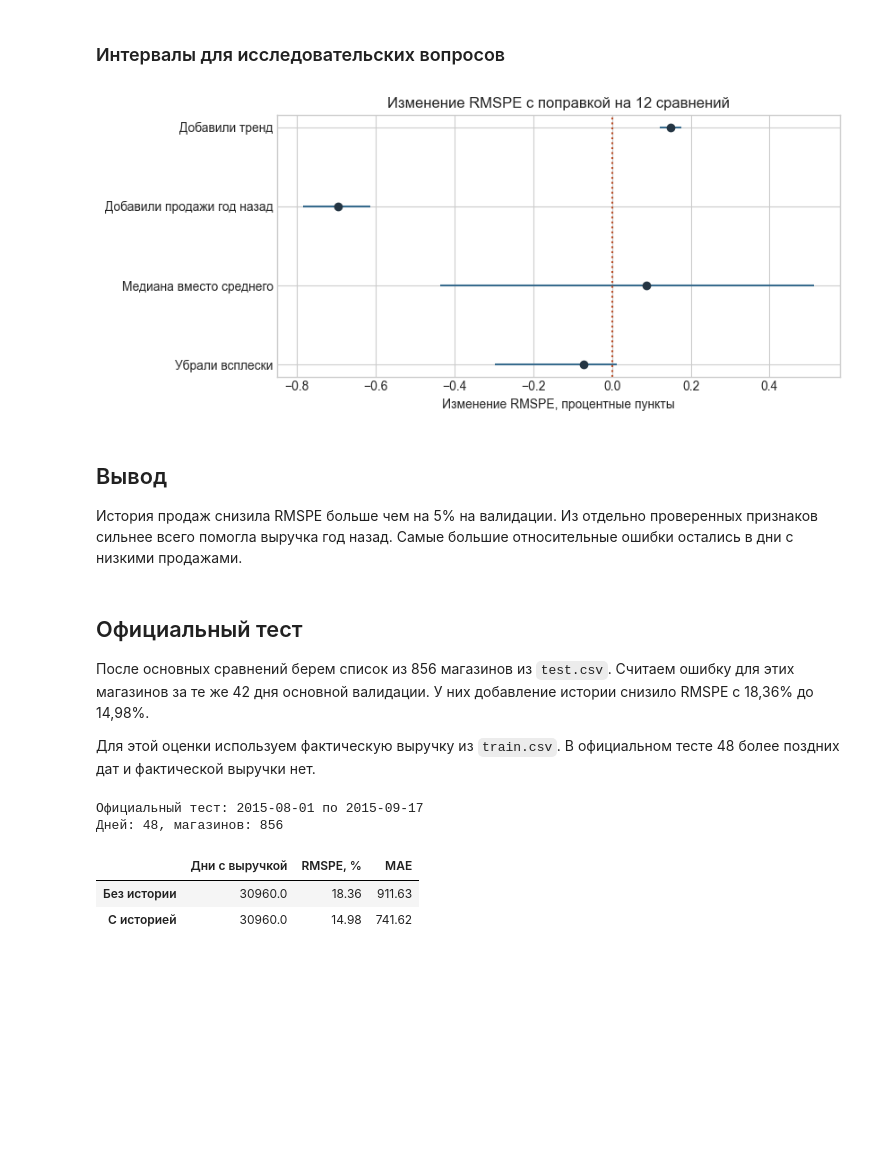
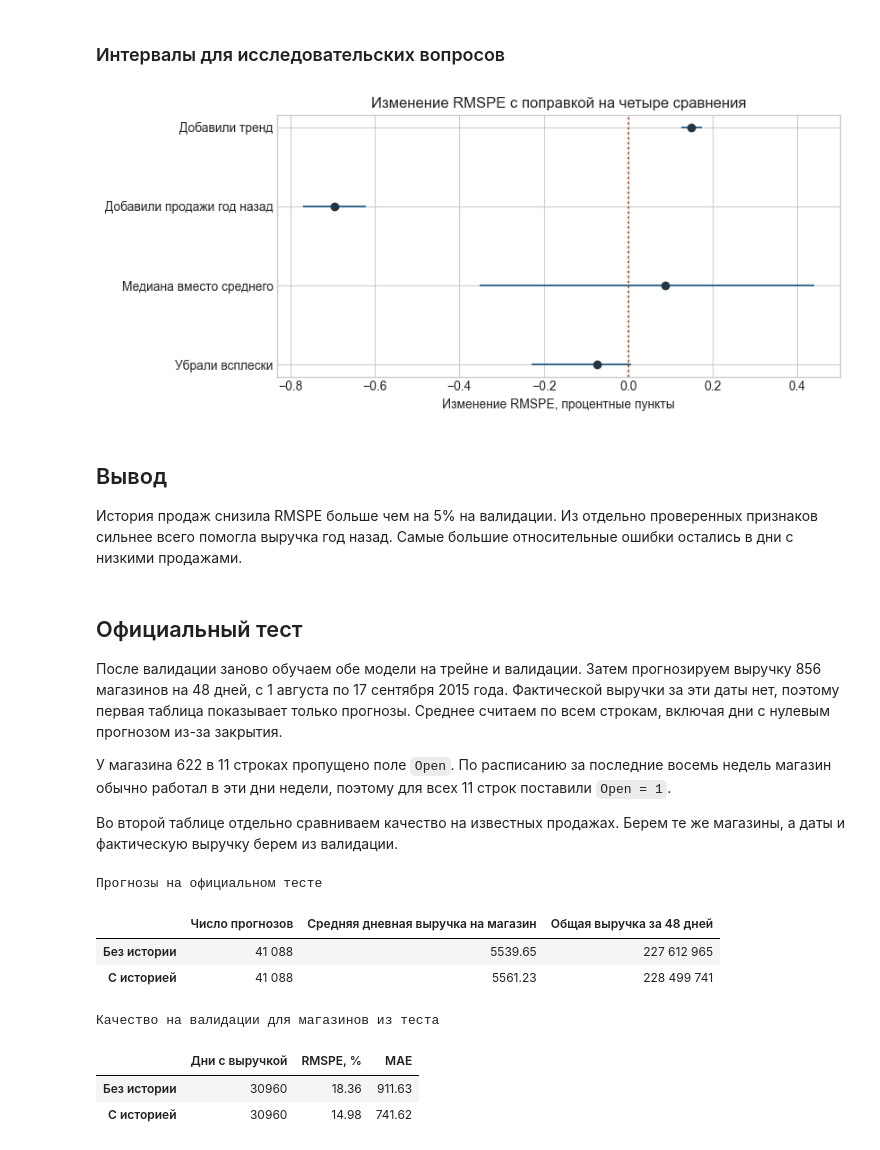
Before and after one commit to PikaChuChuMF/RnD-ML-Course-2026-2, a Jupyter notebook: notebooks/analysis.ipynb, the cells around one changed output. Saved outputs shown, nothing was run; the diff lists cells and outputs as text; code cells hidden in the pictures; blank space fills up the shorter version.

Commit message:
Report official test forecasts and simplify comparisons

```diff
--- a/notebooks/analysis.ipynb
+++ b/notebooks/analysis.ipynb
@@ -142,21 +137,0 @@ plt.show()
-# %%
-l2 = report["regularization"]
-uncertainty = report["comparison_uncertainty"]["comparisons"]
-
-def interval_text(item, digits=3):
-    low, high = item["interval"]
-    return f"{100 * low:+.{digits}f} до {100 * high:+.{digits}f}"
-
-comparison = pd.DataFrame({
-    "Без регуляризации, %": {names[key]: 100 * report["experiments"][key]["rmspe"] for key in names},
-    "С регуляризацией, %": {names[key]: 100 * l2[key]["rmspe"] for key in names},
-    "Изменение, п.п.": {names[key]: 100 * uncertainty[f"l2_{key}"]["delta_rmspe"] for key in names},
-    "Интервал, п.п.": {names[key]: interval_text(uncertainty[f"l2_{key}"], digits=4) for key in names},
-})
-print(f'Выбранный alpha: {l2["alpha"]:g}. RMSPE на валидации: {l2["selection_rmspe"]:.3%}.')
-display(comparison.round(4))
-
-for key, label in names.items():
-    significant = uncertainty[f"l2_{key}"]["excludes_zero"]
-    description = "исключает ноль" if significant else "содержит ноль"
-    print(f"{label}: доверительный интервал {description}.")
@@ -280,6 +246,12 @@ plt.show()
 # %% [markdown]
 ## Ответы на исследовательские вопросы
 # %%
+uncertainty = report["comparison_uncertainty"]["comparisons"]
+
+def interval_text(item):
+    low, high = item["interval"]
+    return f"{100 * low:+.3f} до {100 * high:+.3f}"
+
 labels = {
     "trend": "Без тренда / с трендом",
     "last_year": "Без прошлого года / с прошлым годом",
@@ -365,35 +337,35 @@ labels = {
     "last_year": "Добавили продажи год назад",
     "spikes": "Медиана вместо среднего",
     "remove_spikes": "Убрали всплески",
 }
 
 comparisons = []
 for name, label in labels.items():
     item = uncertainty[name]
     low, high = item["interval"]
     comparisons.append({
         "Сравнение": label,
         "Изменение RMSPE, п.п.": 100 * item["delta_rmspe"],
         "Нижняя граница": 100 * low,
         "Верхняя граница": 100 * high,
     })
 intervals = pd.DataFrame(comparisons)
 
 fig, ax = plt.subplots(figsize=(8.5, 3.8))
 positions = range(len(intervals))
 ax.hlines(positions, intervals["Нижняя граница"], intervals["Верхняя граница"], color="#376b8d")
 ax.scatter(intervals["Изменение RMSPE, п.п."], positions, color="#243543", zorder=3)
 ax.axvline(0, color="#ba4e28", linestyle=":")
 ax.set_yticks(list(positions), labels=intervals["Сравнение"])
 ax.invert_yaxis()
 ax.set(
-    title="Изменение RMSPE с поправкой на 12 сравнений",
+    title="Изменение RMSPE с поправкой на четыре сравнения",
     xlabel="Изменение RMSPE, процентные пункты",
 )
 plt.tight_layout()
 plt.show()
 # %% [output]
-[figure, old version]
+[figure, new version]
 # %% [markdown]
 ## Вывод
 
@@ -401,19 +373,35 @@ plt.show()
 # %% [markdown]
 ## Официальный тест
 
-После основных сравнений берем список из 856 магазинов из `test.csv`. Считаем ошибку для этих магазинов за те же 42 дня основной валидации. У них добавление истории снизило RMSPE с 18,36% до 14,98%.
+После валидации заново обучаем обе модели на трейне и валидации. Затем прогнозируем выручку 856 магазинов на 48 дней, с 1 августа по 17 сентября 2015 года. Фактической выручки за эти даты нет, поэтому первая таблица показывает только прогнозы. Среднее считаем по всем строкам, включая дни с нулевым прогнозом из-за закрытия.
 
-Для этой оценки используем фактическую выручку из `train.csv`. В официальном тесте 48 более поздних дат и фактической выручки нет.
+У магазина 622 в 11 строках пропущено поле `Open`. По расписанию за последние восемь недель магазин обычно работал в эти дни недели, поэтому для всех 11 строк поставили `Open = 1`.
+
+Во второй таблице отдельно сравниваем качество на известных продажах. Берем те же магазины, а даты и фактическую выручку берем из валидации.
 # %%
 official = report["official_test"]
-print(f'Официальный тест: {official["first_date"]} по {official["last_date"]}')
-print(f'Дней: {official["days"]}, магазинов: {official["stores"]}')
+forecasts = pd.DataFrame(official["forecast_summary"]).T.rename(index=names)
+forecasts = forecasts.rename(columns={
+    "rows": "Число прогнозов",
+    "mean": "Средняя дневная выручка на магазин",
+    "total": "Общая выручка за 48 дней",
+})
+print("Прогнозы на официальном тесте")
+for column in ("Число прогнозов", "Общая выручка за 48 дней"):
+    forecasts[column] = forecasts[column].map(lambda value: f"{value:,.0f}".replace(",", " "))
+display(forecasts.round(2))
+
 subset = pd.DataFrame(official["local_subset"]).T.rename(index=names)
+subset["rows"] = subset["rows"].astype(int)
 subset["rmspe"] *= 100
+print("Качество на валидации для магазинов из теста")
 display(subset.rename(columns={"rows": "Дни с выручкой", "rmspe": "RMSPE, %", "mae": "MAE"}).round(2))
 # %% [output]
-Официальный тест: 2015-08-01 по 2015-09-17
-Дней: 48, магазинов: 856
+Прогнозы на официальном тесте
-|  | Дни с выручкой | RMSPE, % | MAE |
-| Без истории | 30960.0 | 18.36 | 911.63 |
-| С историей | 30960.0 | 14.98 | 741.62 |
+|  | Число прогнозов | Средняя дневная выручка на магазин | Общая выручка за 48 дней |
+| Без истории | 41 088 | 5539.65 | 227 612 965 |
+| С историей | 41 088 | 5561.23 | 228 499 741 |
+Качество на валидации для магазинов из теста
+|  | Дни с выручкой | RMSPE, % | MAE |
+| Без истории | 30960 | 18.36 | 911.63 |
+| С историей | 30960 | 14.98 | 741.62 |
```
Also changed, not shown: parts of 7 cells of this notebook, 5 other files.
